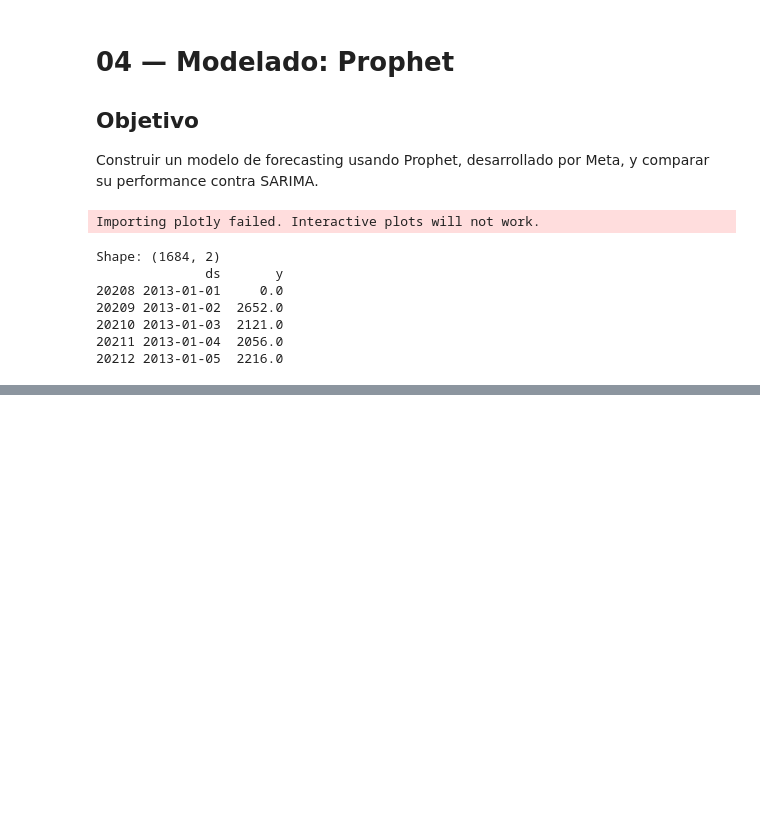
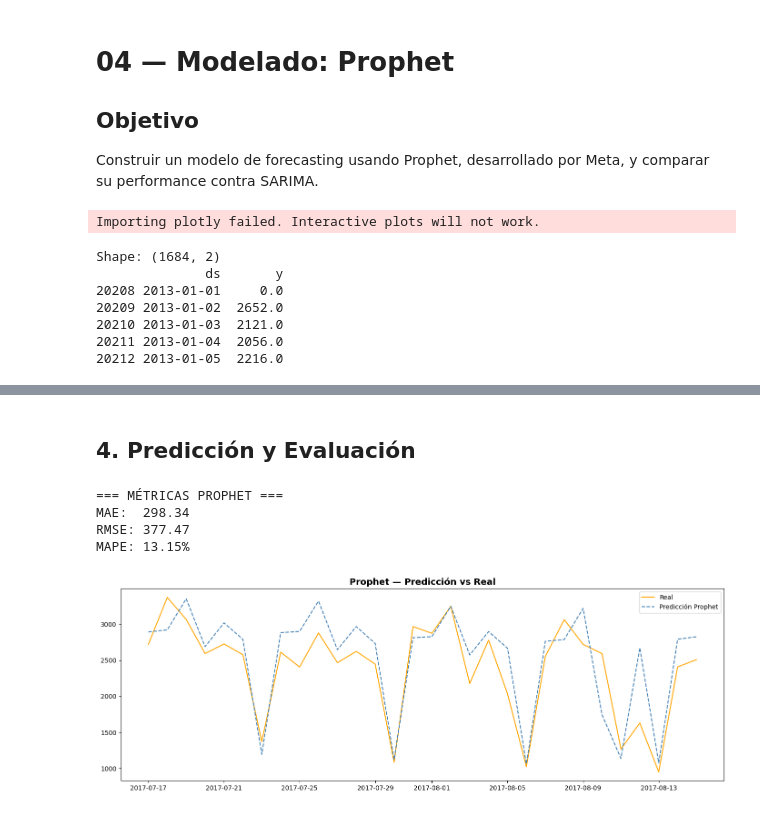
Before and after one commit to RomiMelfiData/store-sales-forecasting, a Jupyter notebook: notebooks/04_modeling_prophet.ipynb, the cells around one changed output, grey strips where cells are left out. Drawn from its saved outputs; the diff is of its cells as text; code cells hidden in the pictures; blank space fills up the shorter version.

```diff
--- a/notebooks/04_modeling_prophet.ipynb
+++ b/notebooks/04_modeling_prophet.ipynb
@@ -38,0 +59,9 @@ Shape: (1684, 2)
+# %%
+# División temporal — últimos 30 días para test
+fecha_corte = serie['ds'].max() - pd.Timedelta(days=30)
+
+train_serie = serie[serie['ds'] <= fecha_corte]
+test_serie = serie[serie['ds'] > fecha_corte]
+
+print(f"Train: {train_serie['ds'].min()} → {train_serie['ds'].max()} ({len(train_serie)} días)")
+print(f"Test:  {test_serie['ds'].min()} → {test_serie['ds'].max()} ({len(test_serie)} días)")
@@ -38,0 +73,11 @@ Shape: (1684, 2)
+# %%
+# Entrenamiento Prophet
+modelo_prophet = Prophet(
+    seasonality_mode='multiplicative',  # estacionalidad multiplicativa
+    yearly_seasonality=True,            # captura estacionalidad anual
+    weekly_seasonality=True,            # captura estacionalidad semanal
+    daily_seasonality=False,            # no aplica para datos diarios agregados
+    holidays=feriados_prophet           # incorpora feriados nacionales
+)
+
+modelo_prophet.fit(train_serie)
@@ -38,0 +88,45 @@ Shape: (1684, 2)
+# %% [markdown]
+## 4. Predicción y Evaluación
+# %%
+# Crear dataframe con fechas futuras para predecir
+futuro = modelo_prophet.make_future_dataframe(periods=30, freq='D')
+
+# Predicción
+forecast = modelo_prophet.predict(futuro)
+
+# Extraer solo el período de test
+predicciones_prophet = forecast[forecast['ds'] > fecha_corte][['ds', 'yhat']].copy()
+predicciones_prophet = predicciones_prophet.set_index('ds')['yhat']
+
+# Métricas
+def calcular_metricas(real, predicho):
+    mae = np.mean(np.abs(real - predicho))
+    rmse = np.sqrt(np.mean((real - predicho) ** 2))
+    mask = real != 0
+    mape = np.mean(np.abs((real[mask] - predicho[mask]) / real[mask])) * 100
+    return mae, rmse, mape
+
+real = test_serie.set_index('ds')['y']
+mae, rmse, mape = calcular_metricas(real.values, predicciones_prophet.values)
+
+print("=== MÉTRICAS PROPHET ===")
+print(f"MAE:  {mae:.2f}")
+print(f"RMSE: {rmse:.2f}")
+print(f"MAPE: {mape:.2f}%")
+
+# Visualización
+plt.figure(figsize=(14, 5))
+plt.plot(real.index, real.values, color='orange', linewidth=1.5, label='Real')
+plt.plot(predicciones_prophet.index, predicciones_prophet.values,
+         color='steelblue', linewidth=1.5, linestyle='--', label='Predicción Prophet')
+plt.title('Prophet — Predicción vs Real', fontsize=14, fontweight='bold')
+plt.legend()
+plt.tight_layout()
+plt.savefig('../reports/figures/09_prophet_prediccion.png', dpi=150)
+plt.show()
+# %% [output]
+=== MÉTRICAS PROPHET ===
+MAE:  298.34
+RMSE: 377.47
+MAPE: 13.15%
+[figure, added]
```
Also changed, not shown: parts of 7 cells of this notebook, 1 other file.
